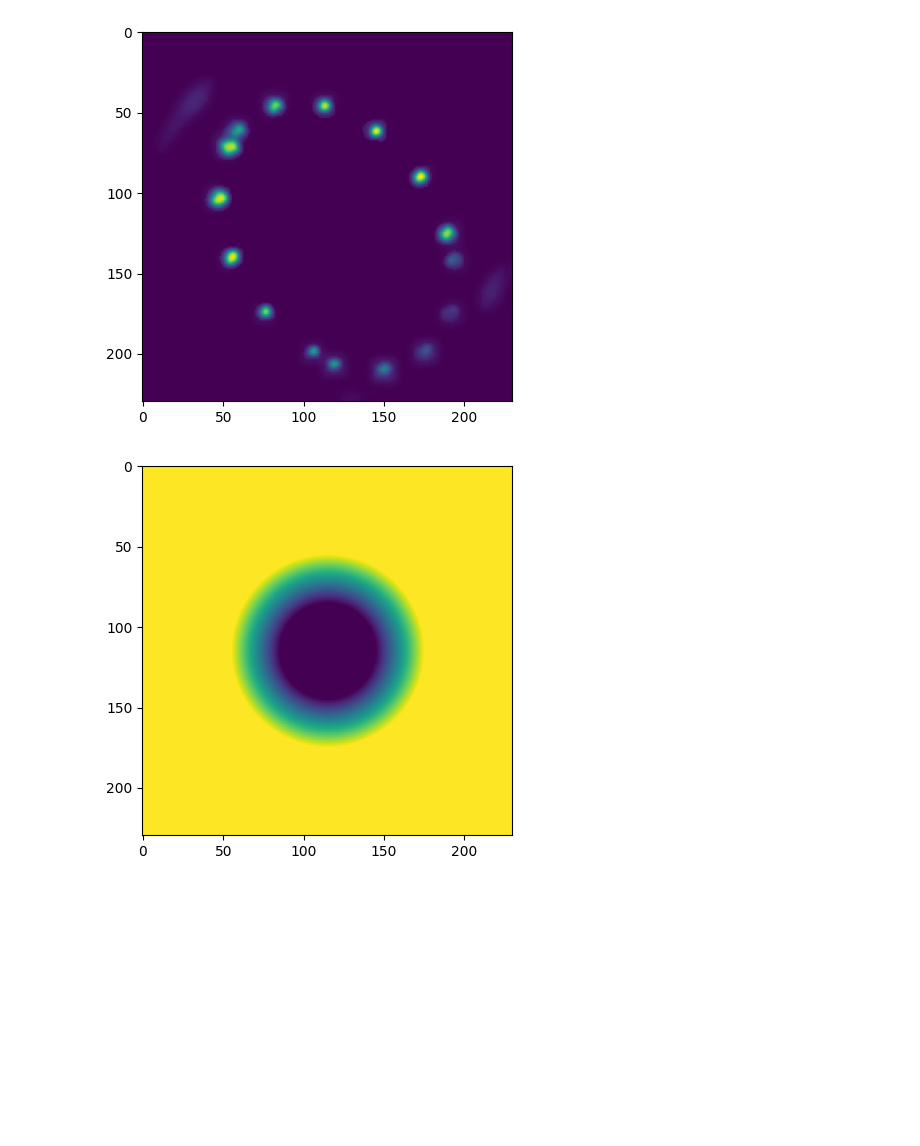
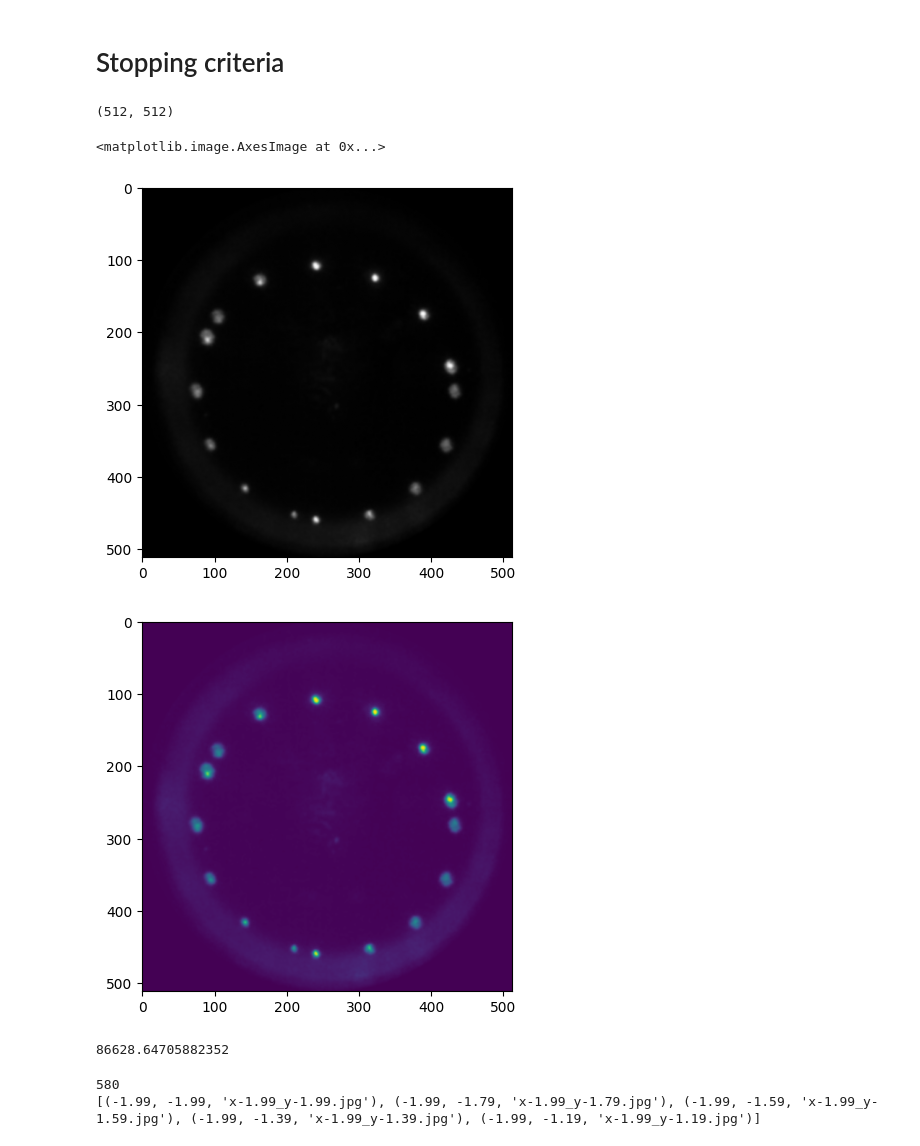
Before and after one commit to EvgeniiVenediktov/multireflection, a Jupyter notebook: processing_experiments.ipynb, the cells around one changed output. Drawn from its saved outputs; the diff is of its cells as text; code cells hidden in the pictures; blank space fills up the shorter version.

```diff
--- a/processing_experiments.ipynb
+++ b/processing_experiments.ipynb
@@ -47,23 +19,20 @@ plt.show()
-# %%
-blurred = cv2.GaussianBlur(filtered, (15, 15), 9)  # Adjust kernel size for effect
-h, w = filtered.shape
-# Create a vignette mask (circular gradient)
-y, x = np.ogrid[:h, :w]
-center_x, center_y = w // 2, h // 2
-radius = w // 2 + 7 # Radius of circular blur
-distance = np.sqrt((x - center_x) ** 2 + (y - center_y) ** 2)
-
-# Normalize distance to range [0,1] (0 at center, 1 at edges)
-mask = np.clip((distance - (0.5 * radius)) / (0.5 * radius), 0, 1)
-
-# Blend original and blurred images using the mask
-result = (filtered * (1 - mask) + blurred * mask).astype(np.uint8)
-plt.imshow(result)
-plt.show()
-# %% [output]
-[figure, removed]
-# %%
-plt.imshow(mask)
-plt.show()
-# %% [output]
-[figure, removed]
+# %% [markdown]
+# Stopping criteria
+# %%
+data_folder = "/mnt/h/latest_real_data/real_data/real"
+opt_fname = "x0.00_y0.00.jpg"
+img_fname = "x0.20_y0.30.jpg"
+HT = 0
+opt_img = cv2.imread(data_folder+"/"+opt_fname, cv2.IMREAD_GRAYSCALE)
+print(opt_img.shape)
+plt.imshow(opt_img, cmap="gray")
+# %% [output]
+(512, 512)
+<matplotlib.image.AxesImage at 0x...>
+[figure, added]
+# %%
+opt_processed = process_for_stopping_criteria(opt_img, HT)
+plt.imshow(opt_processed)
+plt.show()
+# %% [output]
+[figure, added]
@@ -69,0 +48,34 @@ plt.show()
+# %%
+test_img = cv2.imread(data_folder+"/"+img_fname, cv2.IMREAD_GRAYSCALE)
+test_img = process_for_stopping_criteria(test_img, ht=HT)
+print(distance_from_optimum(opt_img, test_img))
+# %% [output]
+86628.64705882352
+# %%
+# Prepare images and x,y values
+
+xi = -1.99
+xmax = 3.69
+yi = -1.99
+ymax = 1.99
+
+step = 0.2
+
+x_vals = []
+while xi < xmax:
+    x_vals.append(xi)
+    xi += step
+    xi = round(xi, 2)
+
+y_vals = []
+while yi < ymax:
+    y_vals.append(yi)
+    yi += step
+    yi = round(yi, 2)
+
+fnames = [(x,y,f"x{x:.2f}_y{y:.2f}.jpg") for x in x_vals for y in y_vals]
+print(len(fnames))
+print(fnames[:5])
+# %% [output]
+580
+[(-1.99, -1.99, 'x-1.99_y-1.99.jpg'), (-1.99, -1.79, 'x-1.99_y-1.79.jpg'), (-1.99, -1.59, 'x-1.99_y-1.59.jpg'), (-1.99, -1.39, 'x-1.99_y-1.39.jpg'), (-1.99, -1.19, 'x-1.99_y-1.19.jpg')]
```
Also changed, not shown: parts of 12 cells of this notebook, 2 other files.
